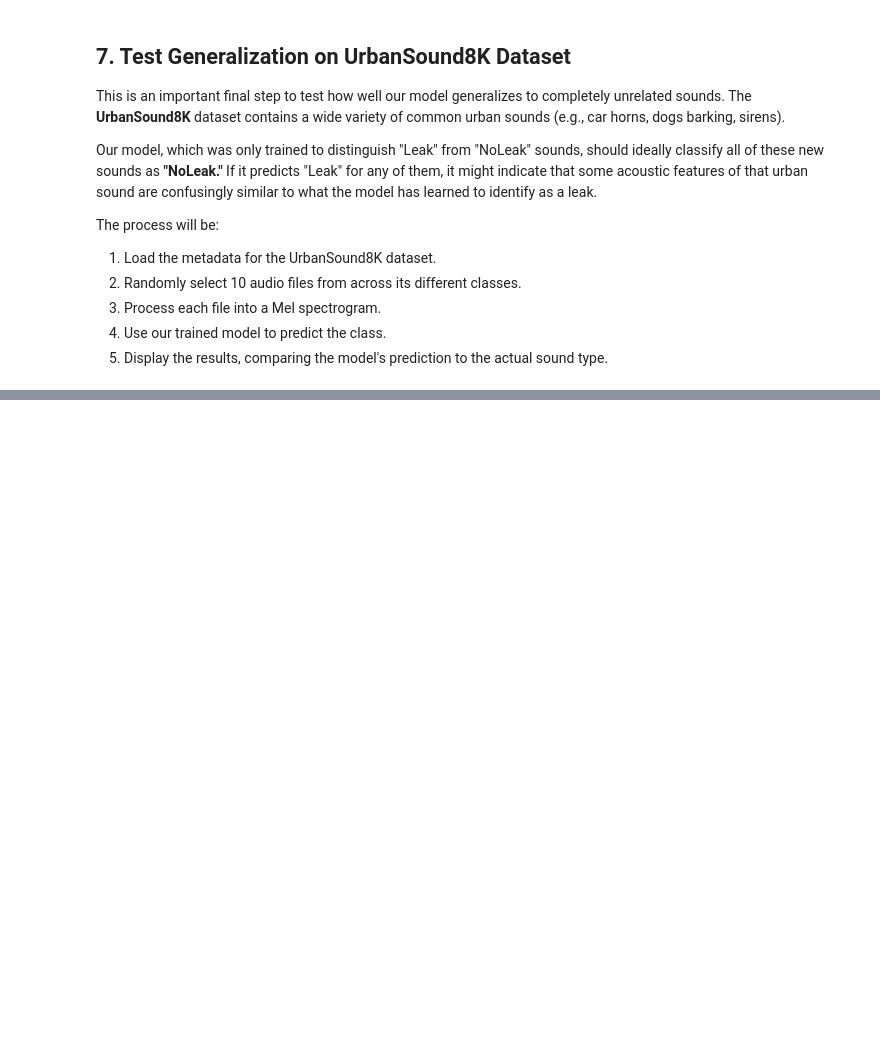
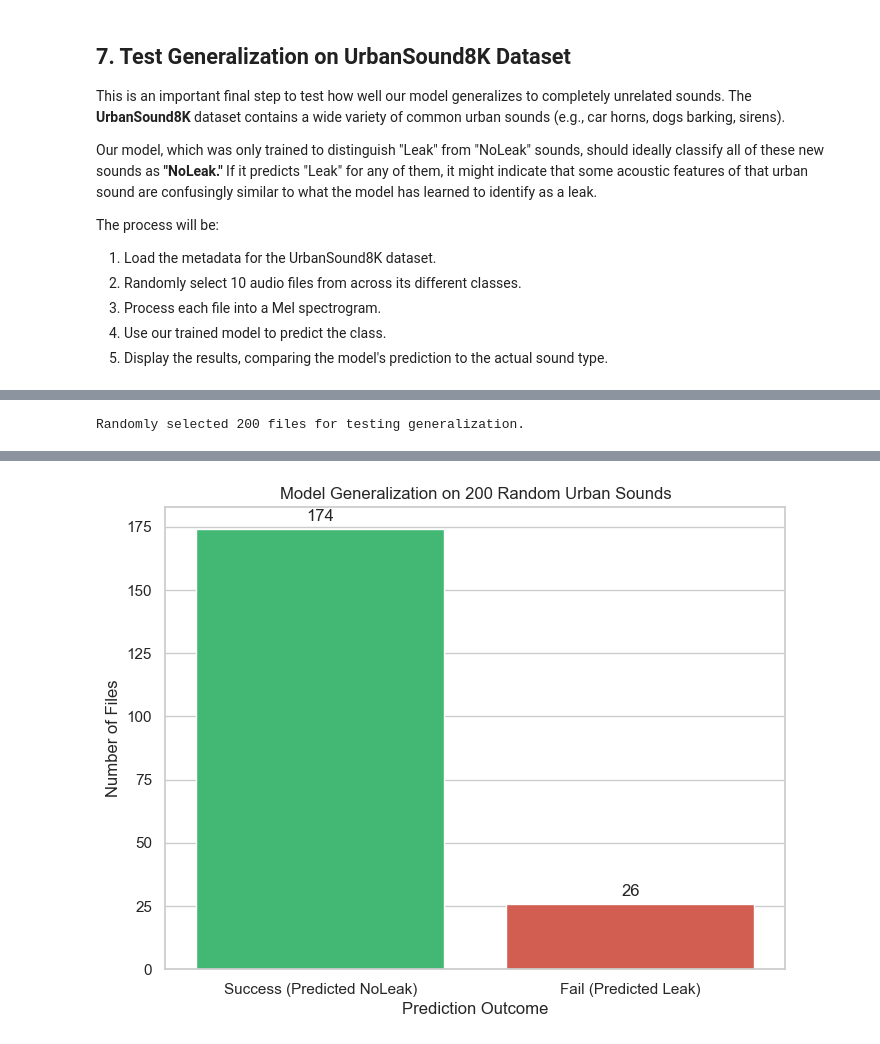
Before and after one commit to fernandojr-88/Audios-ECO5000, a Jupyter notebook: ECO5000 - Modelos IA/train_on_augmented_dataset.ipynb, the cells around one changed output, grey strips where cells are left out. Drawn from its saved outputs; the diff is of its cells as text; code cells hidden in the pictures; blank space fills up the shorter version.

```diff
--- a/ECO5000 - Modelos IA/train_on_augmented_dataset.ipynb
+++ b/ECO5000 - Modelos IA/train_on_augmented_dataset.ipynb
@@ -678,0 +703,79 @@ Analysis: The model incorrectly identified 8 out of 100 urban sounds as 'Leak'.
+# %%
+# --- Parameters for UrbanSound8K ---
+# Using os.path.join for platform compatibility
+URBANSOUND_METADATA_PATH = os.path.join('..', 'UrbanSound8K', 'UrbanSound8K', 'metadata', 'UrbanSound8K.csv')
+URBANSOUND_AUDIO_DIR = os.path.join('..', 'UrbanSound8K', 'UrbanSound8K', 'audio')
+NUM_RANDOM_SAMPLES = 200 # Increased to 100
+
+# Initialize dataframe outside the try block to ensure it's accessible later
+urban_results_df = pd.DataFrame()
+
+try:
+    # --- Load metadata ---
+    urban_df = pd.read_csv(URBANSOUND_METADATA_PATH)
+
+    # --- Select 100 random samples ---
+    if len(urban_df) >= NUM_RANDOM_SAMPLES:
+        random_samples = urban_df.sample(n=NUM_RANDOM_SAMPLES, random_state=77) # Added random_state for reproducibility
+
+        # --- Get full file paths ---
+        urban_sound_files = []
+        for index, row in random_samples.iterrows():
+            # Correctly join path components
+            file_path = os.path.join(URBANSOUND_AUDIO_DIR, f"fold{row['fold']}", row['slice_file_name'])
+            urban_sound_files.append(file_path)
+
+        print(f"Randomly selected {len(urban_sound_files)} files for testing generalization.")
+
+        # --- Process and predict ---
+        X_urban = np.array([audio_to_melspectrogram(file) for file in tqdm(urban_sound_files, desc="Processing UrbanSound files")])
+
+        valid_indices_urban = [i for i, spec in enumerate(X_urban) if spec is not None]
+        X_urban_valid = np.array([X_urban[i] for i in valid_indices_urban])
+
+        if X_urban_valid.shape[0] > 0:
+            X_urban_valid = X_urban_valid[..., np.newaxis]
+
+            urban_pred_probs = model.predict(X_urban_valid)
+            urban_predictions = (urban_pred_probs > 0.5).astype("int32")
+            urban_predicted_labels = label_encoder.inverse_transform(urban_predictions.flatten())
+
+            # --- Store results ---
+            urban_results_df = pd.DataFrame({'Model Prediction': urban_predicted_labels})
+
+            # --- Analysis ---
+            leaks_predicted = (urban_results_df['Model Prediction'] == 'Leak').sum()
+            noleaks_predicted = len(urban_results_df) - leaks_predicted
+
+            print("\n--- GENERALIZATION TEST RESULTS (UrbanSound8K) ---")
+
+            # --- Visualization of predictions ---
+            plt.figure(figsize=(8, 6))
+            # Updated to address FutureWarning: assign 'x' to 'hue' and set legend=False.
+            ax = sns.countplot(x='Model Prediction', data=urban_results_df, palette={"Leak": "#e74c3c", "NoLeak": "#2ecc71"}, order=['NoLeak', 'Leak'], hue='Model Prediction', legend=False)
+            # To fix the UserWarning, we explicitly set the ticks before setting the labels.
+            ax.set_xticks(ax.get_xticks())
+            ax.set_xticklabels(['Success (Predicted NoLeak)', 'Fail (Predicted Leak)'])
+            plt.title(f'Model Generalization on {NUM_RANDOM_SAMPLES} Random Urban Sounds')
+            plt.xlabel('Prediction Outcome')
+            plt.ylabel('Number of Files')
+
+            # Adding text annotations to the bars
+            for p in ax.patches:
+                ax.annotate(f'{int(p.get_height())}', (p.get_x() + p.get_width() / 2., p.get_height()),
+                            ha='center', va='center', xytext=(0, 9), textcoords='offset points', fontsize=12)
+            plt.show()
+
+            print(f"\nAnalysis: The model incorrectly identified {leaks_predicted} files as 'Leak' (Fail).")
+            print(f"It correctly identified {noleaks_predicted} files as 'NoLeak' (Success).")
+
+        else:
+            print("Could not process any of the selected UrbanSound8K files.")
+    else:
+        print(f"Not enough samples in the metadata file to select {NUM_RANDOM_SAMPLES} files.")
+
+except FileNotFoundError:
+    print(f"Error: Could not find the UrbanSound8K metadata file at '{URBANSOUND_METADATA_PATH}'")
+    print("Please ensure the dataset is correctly placed in your project directory.")
+# %% [output]
+Randomly selected 200 files for testing generalization.
@@ -678,0 +785 @@ Analysis: The model incorrectly identified 8 out of 100 urban sounds as 'Leak'.
+[figure, added]
```
Also changed, not shown: parts of 11 cells of this notebook, 5 other files.
